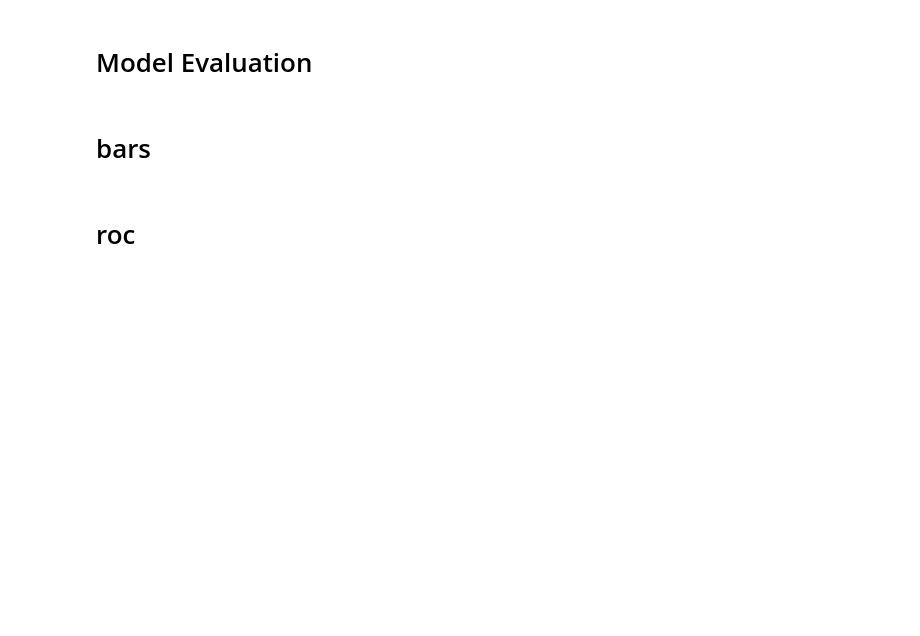
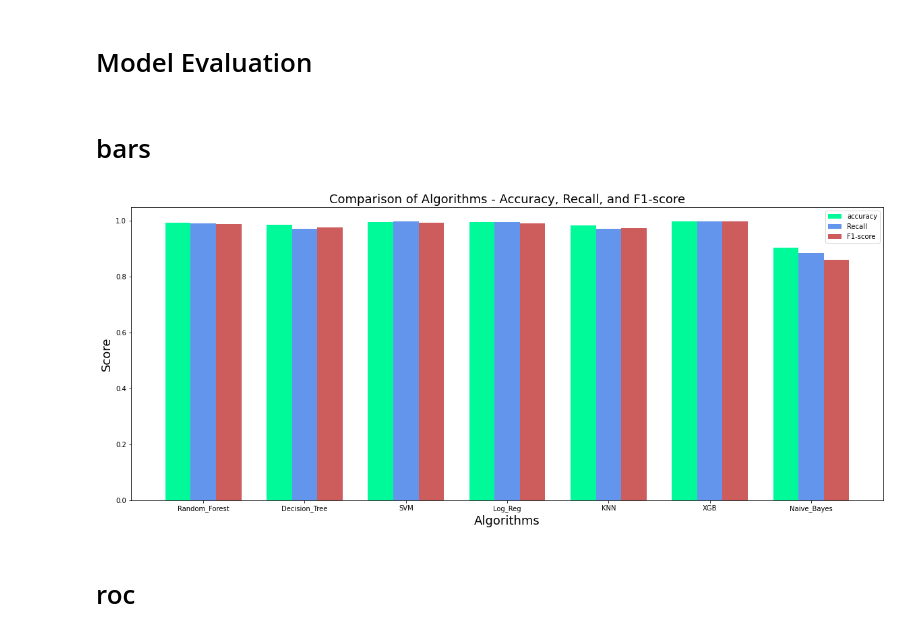
Before and after one commit to imadken/Email_Spam_Classifier, a Jupyter notebook: email_spam_classification.ipynb, the cells around one changed output. Drawn from its saved outputs; the diff is of its cells as text; code cells hidden in the pictures; blank space fills up the shorter version.

```diff
--- a/email_spam_classification.ipynb
+++ b/email_spam_classification.ipynb
@@ -392,0 +432,3 @@ Accuracy: 0.9976190476190476
+# %%
+nb = GaussianNB()
+nb.fit(X_train, y_train)
@@ -392,0 +437,4 @@ Accuracy: 0.9976190476190476
+# %%
+y_pred_nb = nb.predict(X_test)
+
+print("Accuracy:", accuracy_score(y_test, y_pred_nb))
@@ -479,3 +495,0 @@ y_train = np.array(y_train).reshape(len(y_train), 1)
-# %%
-X_test = vectorizer.transform(X_test).toarray()
-y_test = np.array(y_test).reshape(len(y_test), 1)
@@ -490,37 +499,50 @@ predictions = rfc.predict(X_test)
 # bars
 # %%
 # Data for the algorithms
-algorithms = ['Algorithm 1', 'Algorithm 2', 'Algorithm 3', 'Algorithm 4', 'Algorithm 5']
-precision = [0.85, 0.78, 0.92, 0.81, 0.88]
-recall = [0.92, 0.81, 0.89, 0.78, 0.86]
-f1_score = [0.88, 0.79, 0.91, 0.79, 0.87]
+algorithms = ['Random_Forest', 'Decision_Tree', 'SVM', 'Log_Reg', 'KNN','XGB','Naive_Bayes']
+accuracy = [accuracy_score(y_test, y_pred_rfc),accuracy_score(y_test, y_pred_dt),accuracy_score(y_test, y_pred_svm),
+            accuracy_score(y_test, y_pred_lr),accuracy_score(y_test, y_pred_knn),accuracy_score(y_test, y_pred_xgb),
+            accuracy_score(y_test, y_pred_nb)]
+
+recall = [recall_score(y_test, y_pred_rfc),recall_score(y_test, y_pred_dt),recall_score(y_test, y_pred_svm),
+            recall_score(y_test, y_pred_lr),recall_score(y_test, y_pred_knn),recall_score(y_test, y_pred_xgb),
+            recall_score(y_test, y_pred_nb)]
+
+f1_scores = [f1_score(y_test, y_pred_rfc),f1_score(y_test, y_pred_dt),f1_score(y_test, y_pred_svm),
+            f1_score(y_test, y_pred_lr),f1_score(y_test, y_pred_knn),f1_score(y_test, y_pred_xgb),
+            f1_score(y_test, y_pred_nb)]
 
 # Set the width of each bar
 bar_width = 0.25
 
 # Set the positions of the bars on the x-axis
 r1 = range(len(algorithms))
 r2 = [x + bar_width for x in r1]
 r3 = [x + 2*bar_width for x in r1]
 
+plt.figure(figsize=(20,8))
+
 # Create the bar chart
-plt.bar(r1, precision, color='b', width=bar_width, label='Precision')
-plt.bar(r2, recall, color='g', width=bar_width, label='Recall')
-plt.bar(r3, f1_score, color='r', width=bar_width, label='F1-score')
+plt.bar(r1, accuracy, color='mediumspringgreen', width=bar_width, label='accuracy')
+plt.bar(r2, recall, color='cornflowerblue', width=bar_width, label='Recall')
+plt.bar(r3, f1_scores, color='indianred', width=bar_width, label='F1-score')
 
 # Set the x-axis labels and title
-plt.xlabel('Algorithms')
-plt.ylabel('Score')
-plt.title('Comparison of Algorithms - Precision, Recall, and F1-score')
+plt.xlabel('Algorithms', fontsize=18)
+plt.ylabel('Score', fontsize=18)
+plt.title('Comparison of Algorithms - Accuracy, Recall, and F1-score', fontsize=18)
 
 # Set the x-axis tick positions and labels
 plt.xticks([r + bar_width for r in range(len(algorithms))], algorithms)
 
 # Add a legend
 plt.legend()
 
+
 # Show the bar chart
 plt.show()
+# %% [output]
+[figure, added]
 # %% [markdown]
 # roc
 # %%
```
Also changed, not shown: parts of 59 cells of this notebook.
